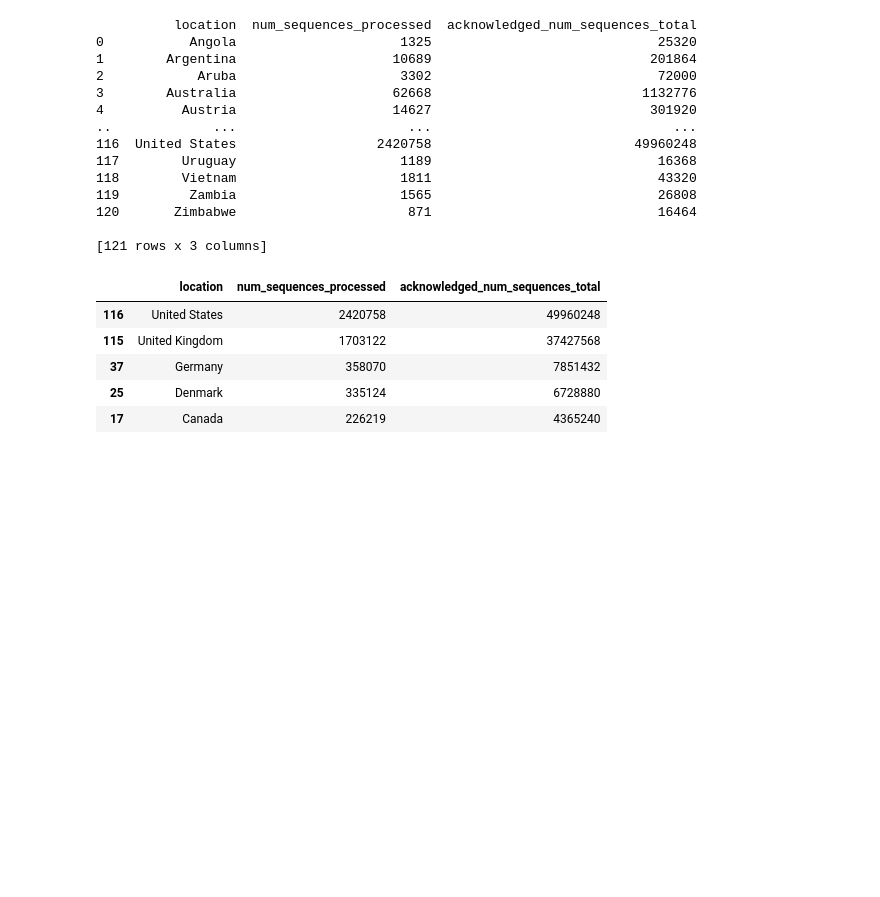
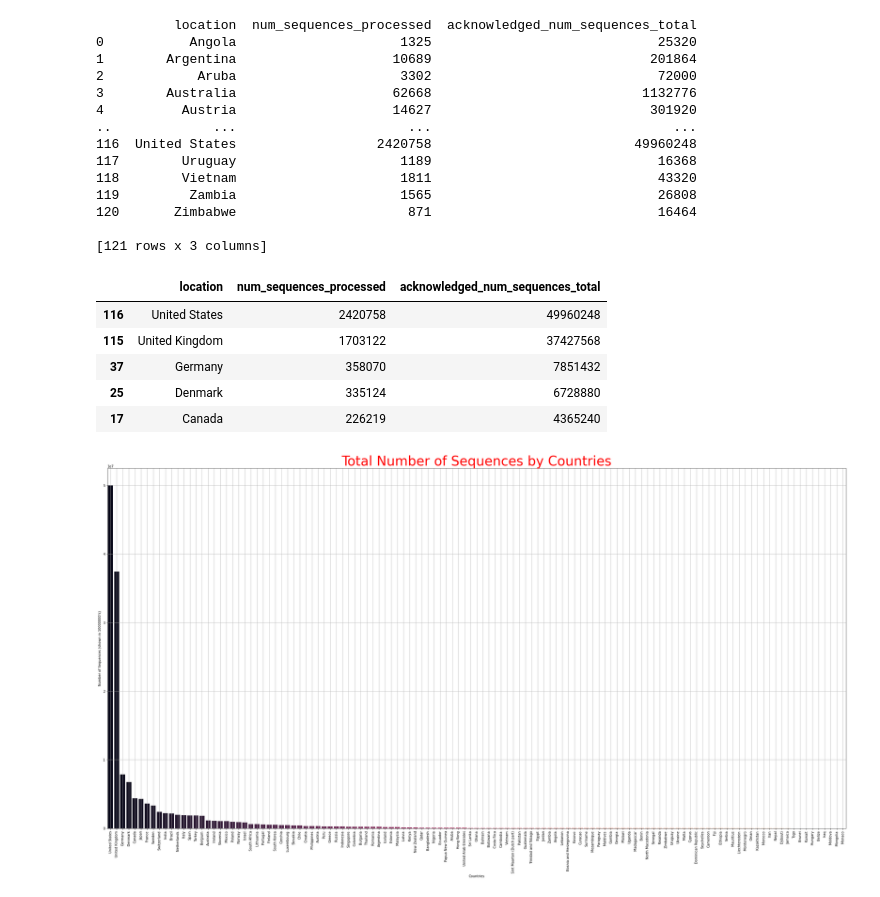
Before and after one commit to rosatiara/omicron, a Jupyter notebook: test.ipynb, the cells around one changed output. Saved outputs shown, nothing was run; the diff lists cells and outputs as text; code cells hidden in the pictures; blank space fills up the shorter version.

Commit message:
visualize plot

```diff
--- a/test.ipynb
+++ b/test.ipynb
@@ -85,3 +85,19 @@ sorted_data.head()
 | 37 | Germany | 358070 | 7851432 |
 | 25 | Denmark | 335124 | 6728880 |
 | 17 | Canada | 226219 | 4365240 |
+# %%
+fig, axes = plt.subplots(figsize=(40,20))
+# plot the data
+sns.barplot(
+x=sorted_data.location,
+y=sorted_data["acknowledged_num_sequences_total"],
+palette= "rocket"
+)
+plt.xticks(rotation=90) # rotate each of the x values by 90degree clockwise to make it readable
+plt.xlabel("Countries") # label for x axis
+plt.ylabel("Number of Sequences (shown in 10000000's)")
+plt.title("Total Number of Sequences by Countries", color="red", fontsize=40)
+plt.grid()
+plt.show() # show plot
+# %% [output]
+[figure, added]
```
